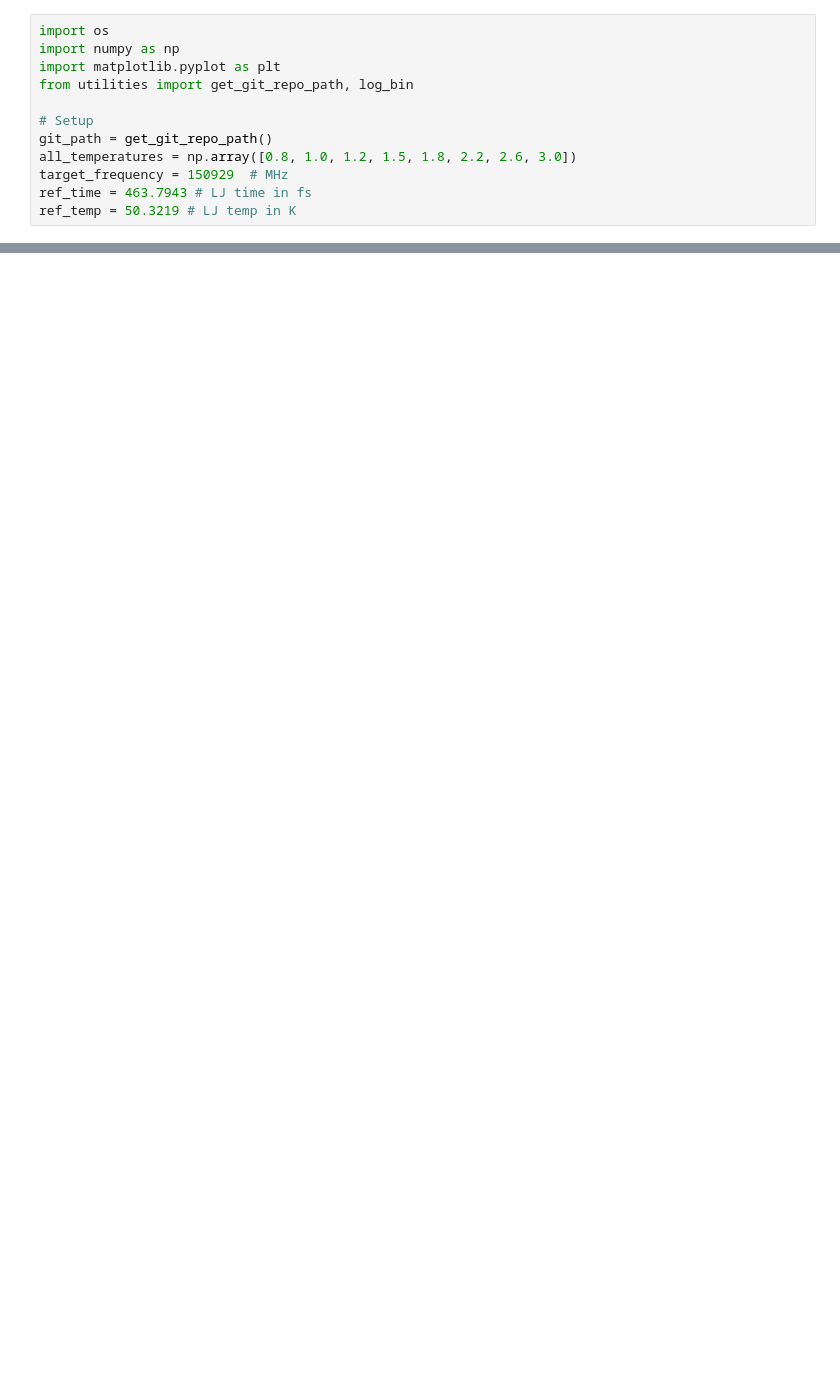
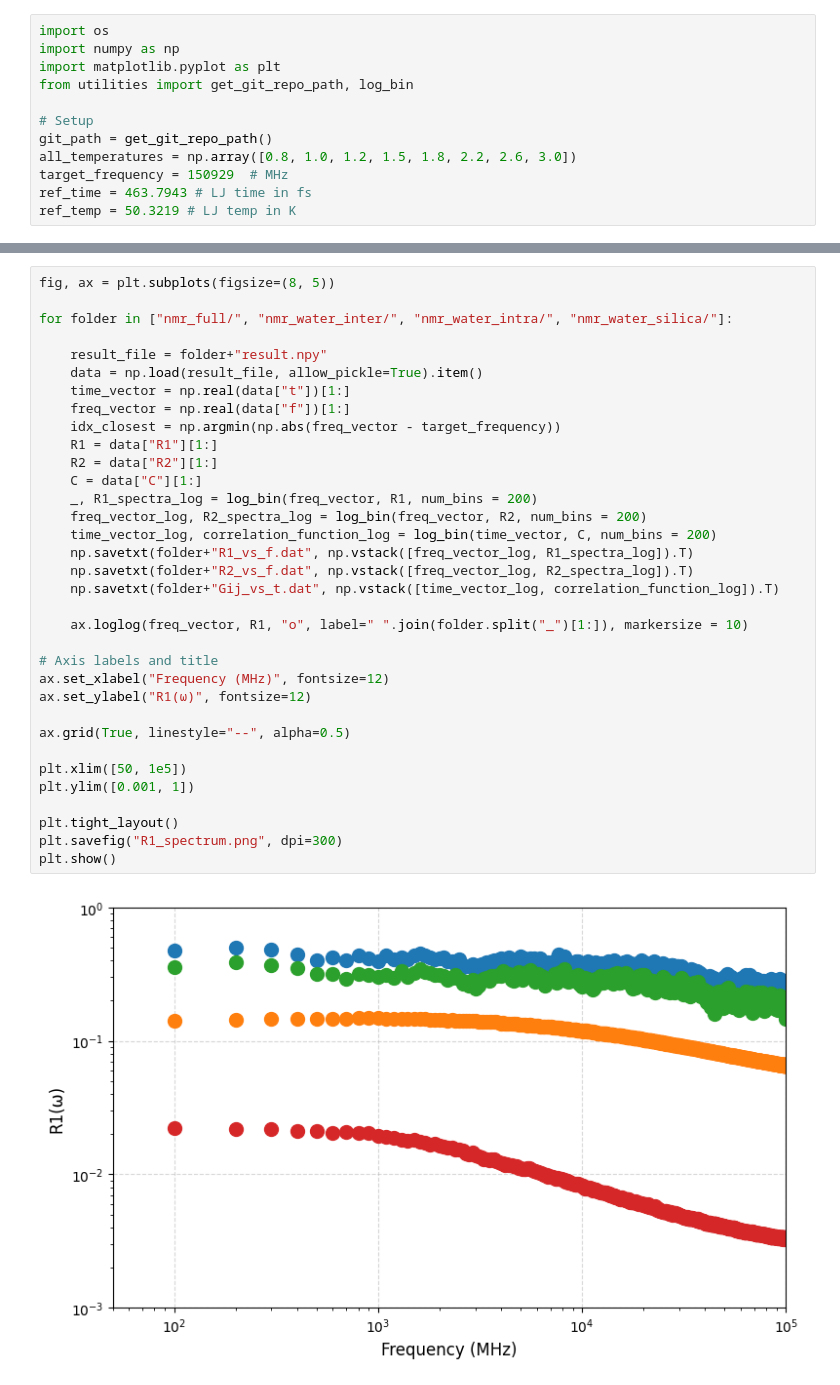
Before and after one commit to NMRDfromMD/dataset-water-in-silica, a Jupyter notebook: analysis/plot.ipynb, the cells around one changed output, grey strips where cells are left out. Cells and saved outputs as stored; diff of their text form; blank space fills up the shorter version.

Commit message:
added water-silica curve

```diff
--- a/analysis/plot.ipynb
+++ b/analysis/plot.ipynb
@@ -85,0 +16,36 @@ plt.show()
+# %%
+fig, ax = plt.subplots(figsize=(8, 5))
+
+for folder in ["nmr_full/", "nmr_water_inter/", "nmr_water_intra/", "nmr_water_silica/"]:
+
+    result_file = folder+"result.npy"
+    data = np.load(result_file, allow_pickle=True).item()
+    time_vector = np.real(data["t"])[1:]
+    freq_vector = np.real(data["f"])[1:]
+    idx_closest = np.argmin(np.abs(freq_vector - target_frequency))
+    R1 = data["R1"][1:]
+    R2 = data["R2"][1:]
+    C = data["C"][1:]
+    _, R1_spectra_log = log_bin(freq_vector, R1, num_bins = 200)
+    freq_vector_log, R2_spectra_log = log_bin(freq_vector, R2, num_bins = 200)
+    time_vector_log, correlation_function_log = log_bin(time_vector, C, num_bins = 200)
+    np.savetxt(folder+"R1_vs_f.dat", np.vstack([freq_vector_log, R1_spectra_log]).T)
+    np.savetxt(folder+"R2_vs_f.dat", np.vstack([freq_vector_log, R2_spectra_log]).T)
+    np.savetxt(folder+"Gij_vs_t.dat", np.vstack([time_vector_log, correlation_function_log]).T)
+
+    ax.loglog(freq_vector, R1, "o", label=" ".join(folder.split("_")[1:]), markersize = 10)
+
+# Axis labels and title
+ax.set_xlabel("Frequency (MHz)", fontsize=12)
+ax.set_ylabel("R1(ω)", fontsize=12)
+
+ax.grid(True, linestyle="--", alpha=0.5)
+
+plt.xlim([50, 1e5])
+plt.ylim([0.001, 1])
+
+plt.tight_layout()
+plt.savefig("R1_spectrum.png", dpi=300)
+plt.show()
+# %% [output]
+[figure, added]
```
Also changed, not shown: parts of 2 cells of this notebook, 15 other files.
